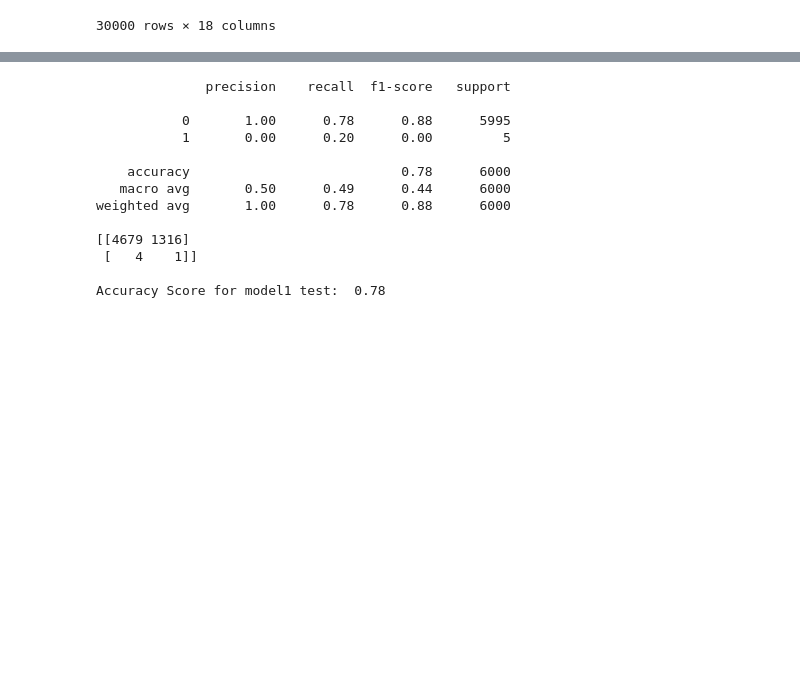
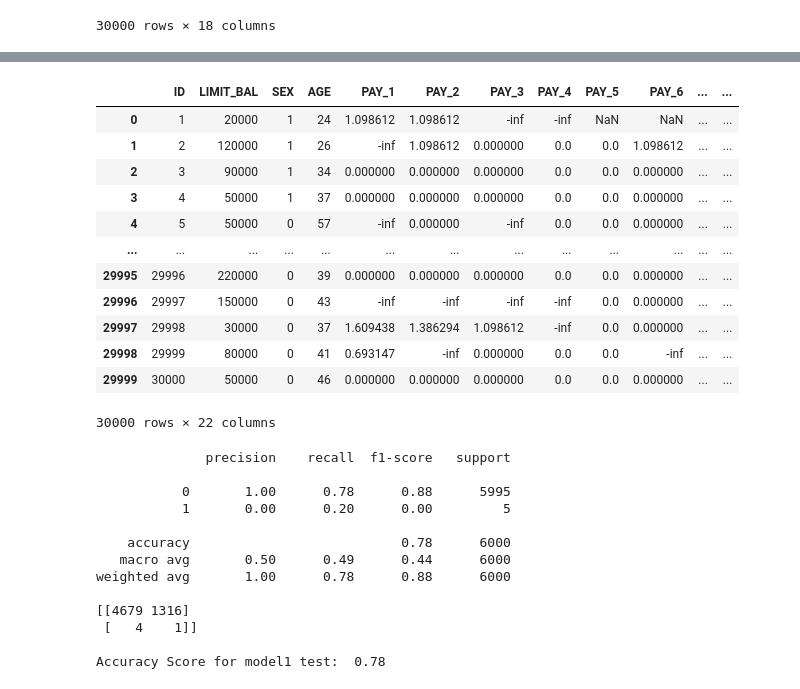
Before and after one commit to apayal/capstone_project, a Jupyter notebook: _notebooks/modelling.ipynb, the cells around one changed output, grey strips where cells are left out. Drawn from its saved outputs; the diff is of its cells as text; code cells hidden in the pictures; blank space fills up the shorter version.

```diff
--- a/_notebooks/modelling.ipynb
+++ b/_notebooks/modelling.ipynb
@@ -55,3 +46,22 @@ c=np.log(credit_df_log)
+# %%
+demo_data=credit_df.iloc[:,0:4]
+log_df=pd.concat([demo_data,c],axis=1)
+# %%
+log_df
+# %% [output]
+|  | ID | LIMIT_BAL | SEX | AGE | PAY_1 | PAY_2 | PAY_3 | PAY_4 | PAY_5 | PAY_6 | ... | ... |
+| 0 | 1 | 20000 | 1 | 24 | 1.098612 | 1.098612 | -inf | -inf | NaN | NaN | ... | ... |
+| 1 | 2 | 120000 | 1 | 26 | -inf | 1.098612 | 0.000000 | 0.0 | 0.0 | 1.098612 | ... | ... |
+| 2 | 3 | 90000 | 1 | 34 | 0.000000 | 0.000000 | 0.000000 | 0.0 | 0.0 | 0.000000 | ... | ... |
+| 3 | 4 | 50000 | 1 | 37 | 0.000000 | 0.000000 | 0.000000 | 0.0 | 0.0 | 0.000000 | ... | ... |
+| 4 | 5 | 50000 | 0 | 57 | -inf | 0.000000 | -inf | 0.0 | 0.0 | 0.000000 | ... | ... |
+| ... | ... | ... | ... | ... | ... | ... | ... | ... | ... | ... | ... | ... |
+| 29995 | 29996 | 220000 | 0 | 39 | 0.000000 | 0.000000 | 0.000000 | 0.0 | 0.0 | 0.000000 | ... | ... |
+| 29996 | 29997 | 150000 | 0 | 43 | -inf | -inf | -inf | -inf | 0.0 | 0.000000 | ... | ... |
+| 29997 | 29998 | 30000 | 0 | 37 | 1.609438 | 1.386294 | 1.098612 | -inf | 0.0 | 0.000000 | ... | ... |
+| 29998 | 29999 | 80000 | 0 | 41 | 0.693147 | -inf | 0.000000 | 0.0 | 0.0 | -inf | ... | ... |
+| 29999 | 30000 | 50000 | 0 | 46 | 0.000000 | 0.000000 | 0.000000 | 0.0 | 0.0 | 0.000000 | ... | ... |
+30000 rows × 22 columns
 # %%
 #define target and feature columns
 y=credit_df['DEFAULT']
```
Also changed, not shown: parts of 14 cells of this notebook.
